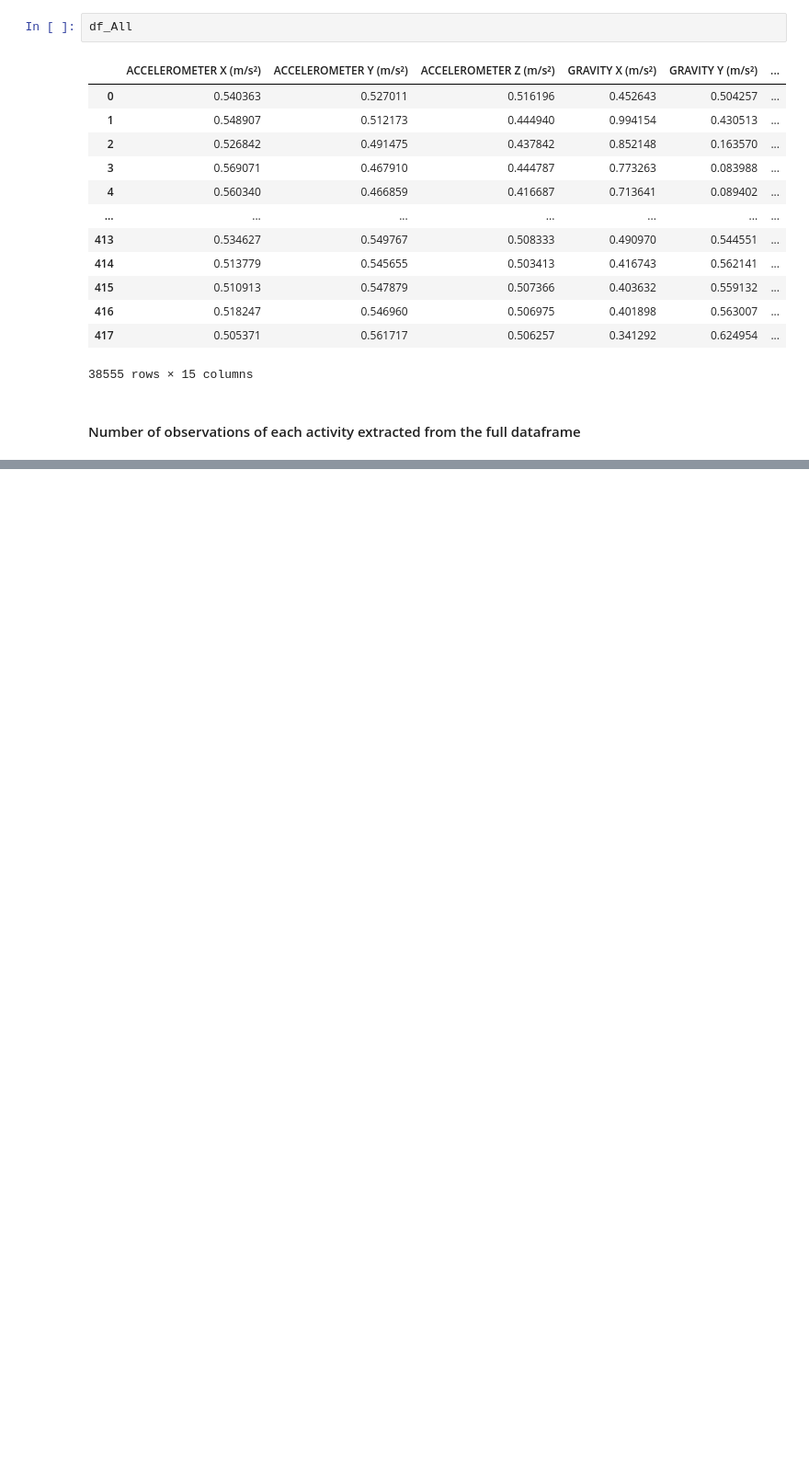
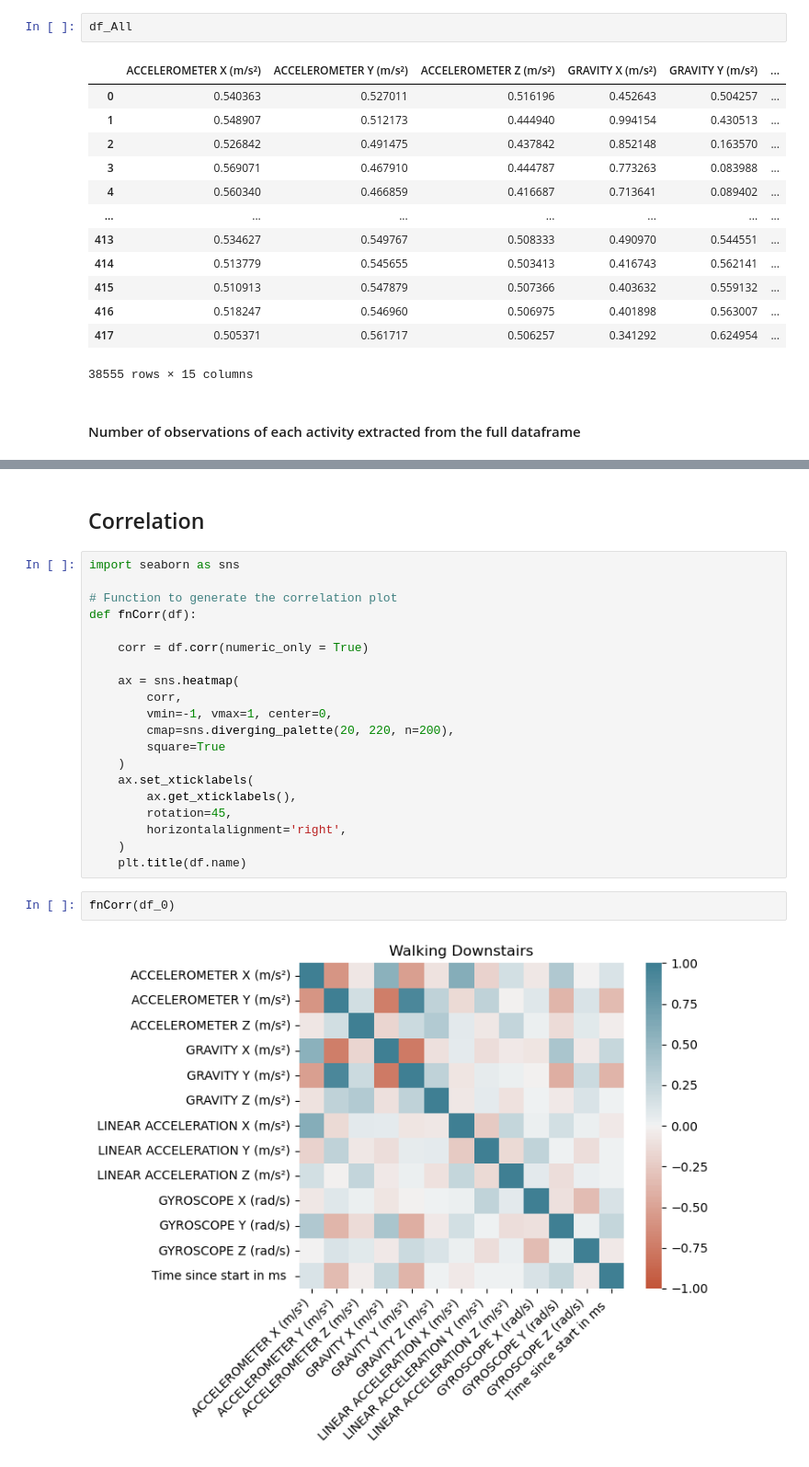
Before and after one commit to hdnsameera/CIS-7017, a Jupyter notebook: testCode.ipynb, the cells around one changed output, grey strips where cells are left out. Shown at 92% size. Cells and saved outputs as stored; diff of their text form; blank space fills up the shorter version.

```diff
--- a/testCode.ipynb
+++ b/testCode.ipynb
@@ -355,0 +398,26 @@ PUSHUPS - 413
+# %% [markdown]
+## Correlation
+# %%
+import seaborn as sns
+
+# Function to generate the correlation plot
+def fnCorr(df):
+
+    corr = df.corr(numeric_only = True)
+
+    ax = sns.heatmap(
+        corr,
+        vmin=-1, vmax=1, center=0,
+        cmap=sns.diverging_palette(20, 220, n=200),
+        square=True
+    )
+    ax.set_xticklabels(
+        ax.get_xticklabels(),
+        rotation=45,
+        horizontalalignment='right',
+    )
+    plt.title(df.name)
+# %%
+fnCorr(df_0)
+# %% [output]
+[figure, added]
```
Also changed, not shown: parts of 23 cells of this notebook.
